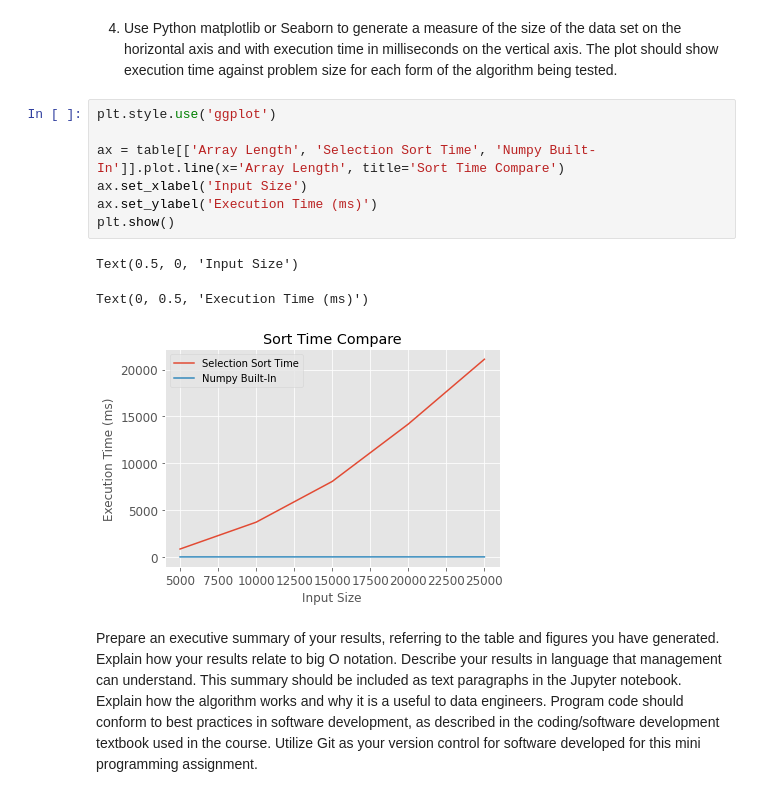
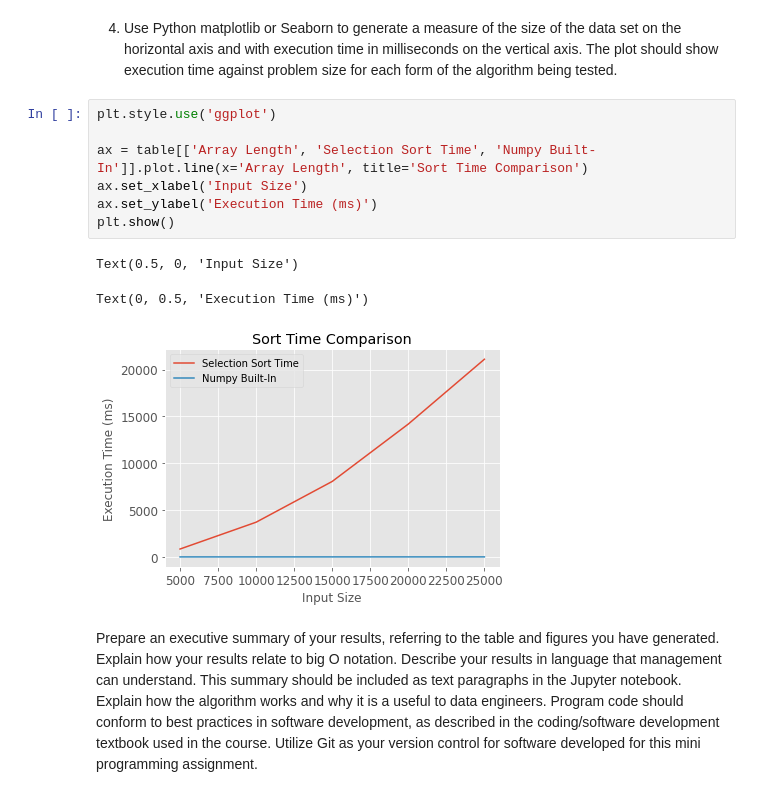
Before and after one commit to vincentpun123/Data-Engineering, a Jupyter notebook: Pun_MiniAssignment_2.ipynb, the cells around one changed output. Saved outputs shown, nothing was run; the diff lists cells and outputs as text.

```diff
--- a/Pun_MiniAssignment_2.ipynb
+++ b/Pun_MiniAssignment_2.ipynb
@@ -207,14 +207,14 @@ against problem size for each form of the algorithm being tested.
 # %%
 plt.style.use('ggplot')
 
-ax = table[['Array Length', 'Selection Sort Time', 'Numpy Built-In']].plot.line(x='Array Length', title='Sort Time Compare')
+ax = table[['Array Length', 'Selection Sort Time', 'Numpy Built-In']].plot.line(x='Array Length', title='Sort Time Comparison')
 ax.set_xlabel('Input Size')
 ax.set_ylabel('Execution Time (ms)')
 plt.show()
 # %% [output]
 Text(0.5, 0, 'Input Size')
 Text(0, 0.5, 'Execution Time (ms)')
-[figure, old version]
+[figure, new version]
 # %% [markdown]
 Prepare an executive summary of your results, referring to the table and figures you have generated. Explain how your results relate to big O notation. Describe your results in language that management can understand. This summary should be included as text paragraphs in the Jupyter notebook. Explain how the algorithm works and why it is a useful to data engineers.
 Program code should conform to best practices in software development, as described in the coding/software development textbook used in the course.
```
Also changed, not shown: parts of 2 cells of this notebook.
